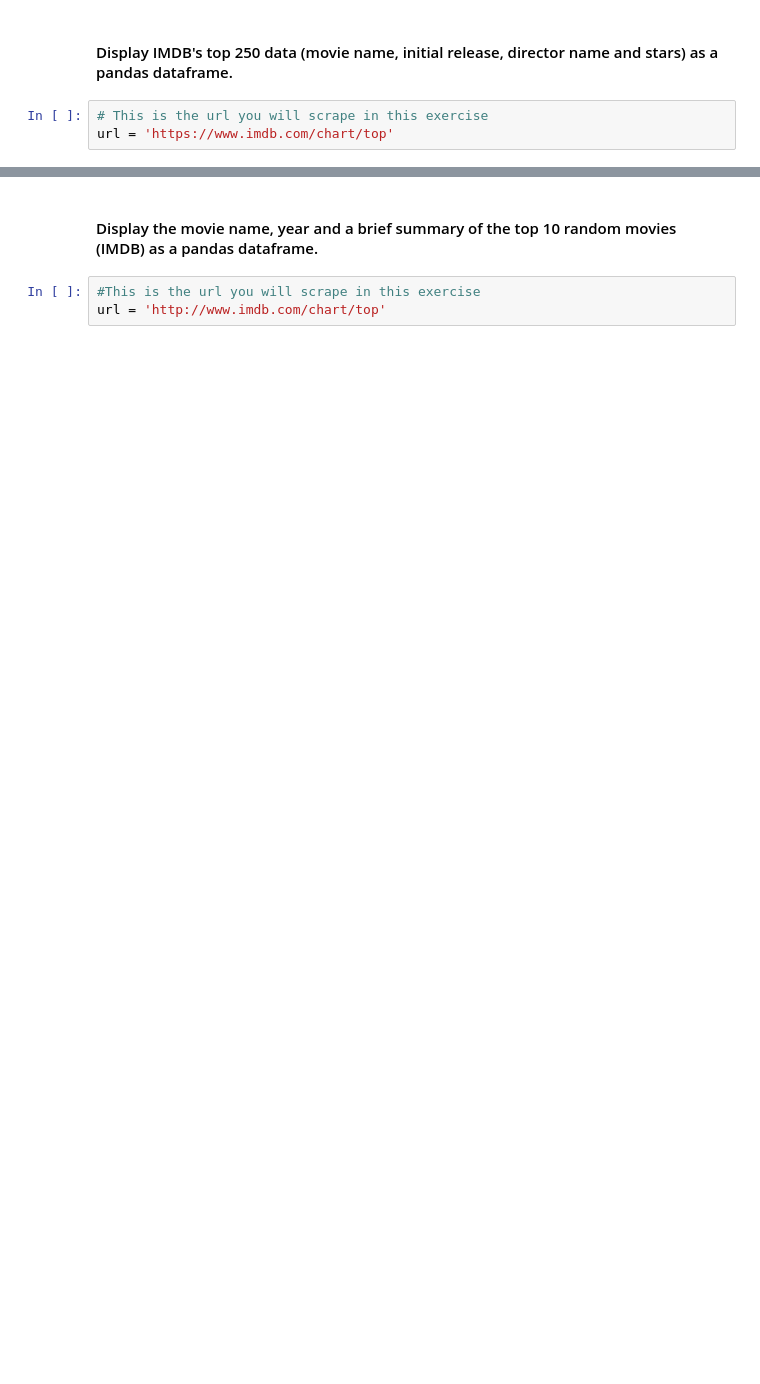
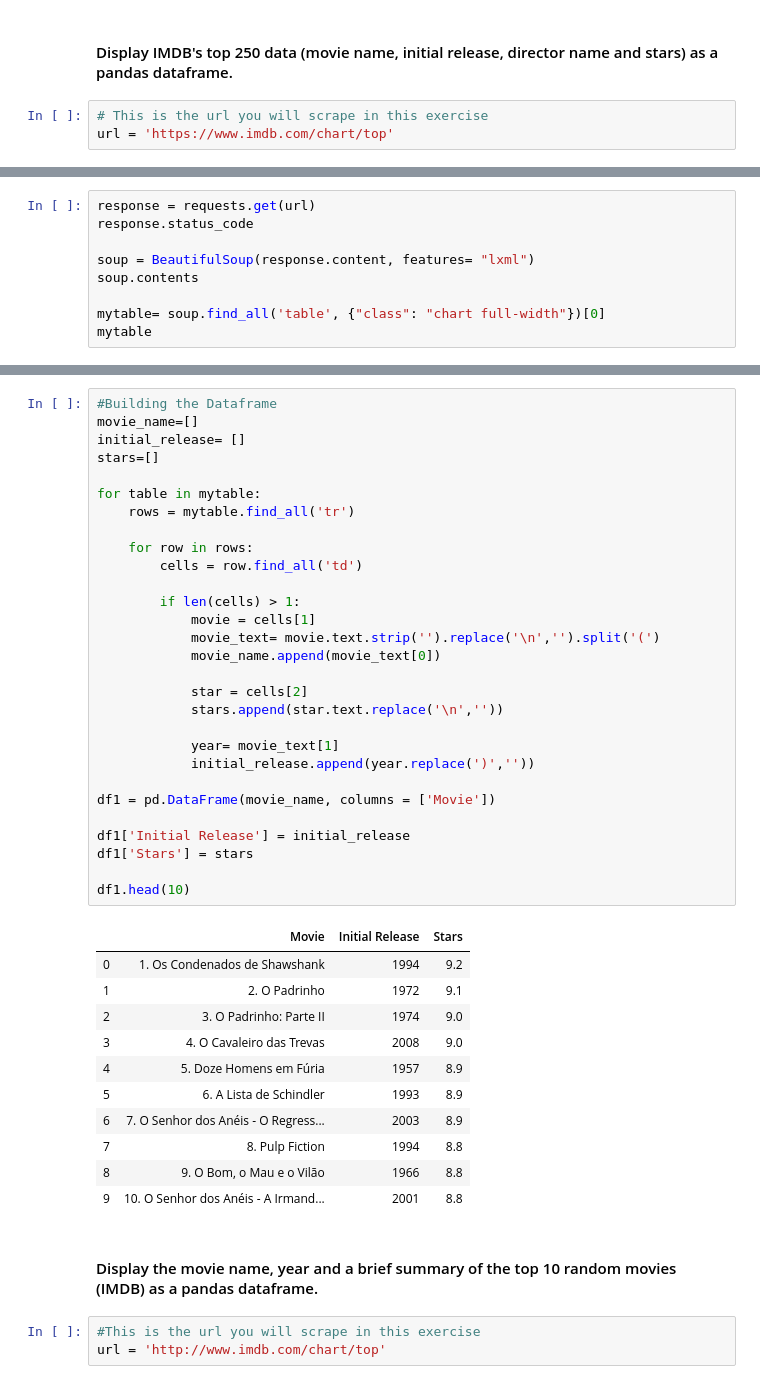
Before and after one commit to ta-data-lis/lab-web-scraping, a Jupyter notebook: your-code/main.ipynb, the cells around one changed output, grey strips where cells are left out. Saved outputs shown, nothing was run; the diff lists cells and outputs as text; blank space fills up the shorter version.

```diff
--- a/your-code/main.ipynb
+++ b/your-code/main.ipynb
@@ -167,0 +442,9 @@ url = 'https://www.imdb.com/chart/top'
+# %%
+response = requests.get(url)
+response.status_code
+
+soup = BeautifulSoup(response.content, features= "lxml")
+soup.contents
+
+mytable= soup.find_all('table', {"class": "chart full-width"})[0]
+mytable
@@ -168,3 +469,44 @@ url = 'https://www.imdb.com/chart/top'
+# %%
+#Building the Dataframe
+movie_name=[]
+initial_release= []
+stars=[]
+
+for table in mytable:
+    rows = mytable.find_all('tr')
+
+    for row in rows:
+        cells = row.find_all('td')
+
+        if len(cells) > 1:
+            movie = cells[1]
+            movie_text= movie.text.strip('').replace('\n','').split('(')
+            movie_name.append(movie_text[0])
+
+            star = cells[2]
+            stars.append(star.text.replace('\n',''))
+
+            year= movie_text[1]
+            initial_release.append(year.replace(')',''))
+
+df1 = pd.DataFrame(movie_name, columns = ['Movie'])
+
+df1['Initial Release'] = initial_release
+df1['Stars'] = stars
+
+df1.head(10)
+# %% [output]
+|  | Movie | Initial Release | Stars |
+| 0 | 1. Os Condenados de Shawshank | 1994 | 9.2 |
+| 1 | 2. O Padrinho | 1972 | 9.1 |
+| 2 | 3. O Padrinho: Parte II | 1974 | 9.0 |
+| 3 | 4. O Cavaleiro das Trevas | 2008 | 9.0 |
+| 4 | 5. Doze Homens em Fúria | 1957 | 8.9 |
+| 5 | 6. A Lista de Schindler | 1993 | 8.9 |
+| 6 | 7. O Senhor dos Anéis - O Regress... | 2003 | 8.9 |
+| 7 | 8. Pulp Fiction | 1994 | 8.8 |
+| 8 | 9. O Bom, o Mau e o Vilão | 1966 | 8.8 |
+| 9 | 10. O Senhor dos Anéis - A Irmand... | 2001 | 8.8 |
 # %% [markdown]
 #### Display the movie name, year and a brief summary of the top 10 random movies (IMDB) as a pandas dataframe.
 # %%
```
Also changed, not shown: parts of 38 cells of this notebook.
